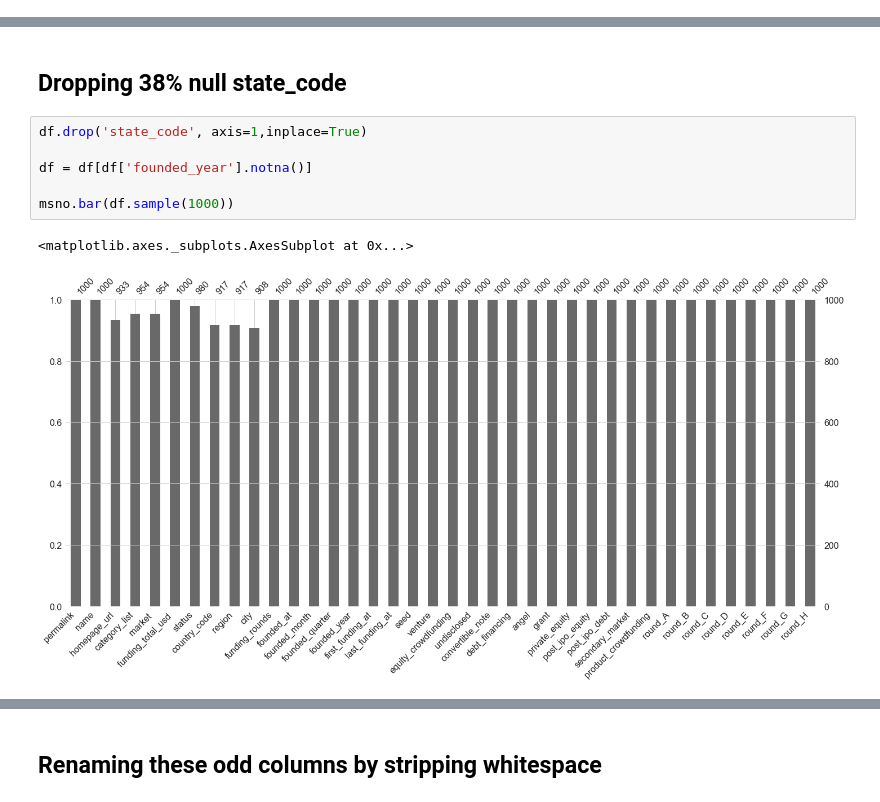
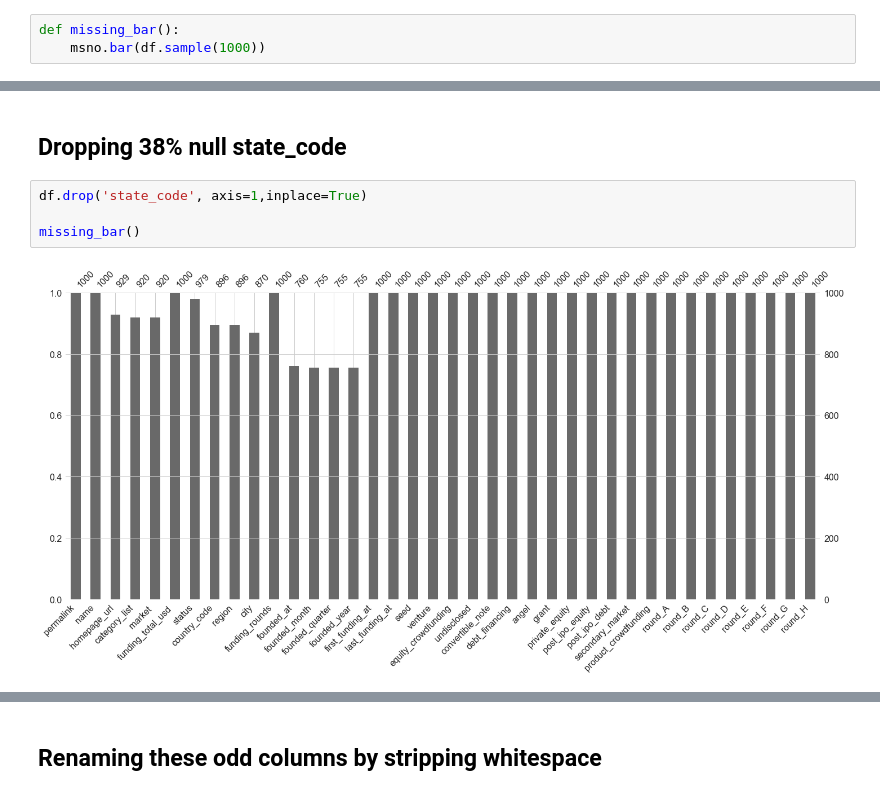
Before and after one commit to MichaelBurak/crunchbase-analysis, a Jupyter notebook: crunchbase-analysis.ipynb, the cells around one changed output, grey strips where cells are left out. Cells and saved outputs as stored; diff of their text form.

```diff
--- a/crunchbase-analysis.ipynb
+++ b/crunchbase-analysis.ipynb
@@ -57,3 +63,6 @@ from pyod.models.iforest import IForest
+# %%
+def missing_bar():
+    msno.bar(df.sample(1000))
 # %% [markdown]
 ## NOTE: Seed funding and angel funding are often conflated
 # %%
@@ -127,9 +128,6 @@ msno.bar(df.sample(1000))
 # %%
 df.drop('state_code', axis=1,inplace=True)
 
-df = df[df['founded_year'].notna()]
-
-msno.bar(df.sample(1000))
+missing_bar()
 # %% [output]
-<matplotlib.axes._subplots.AxesSubplot at 0x...>
-[figure, old version]
+[figure, new version]
```
Also changed, not shown: parts of 115 cells of this notebook.
